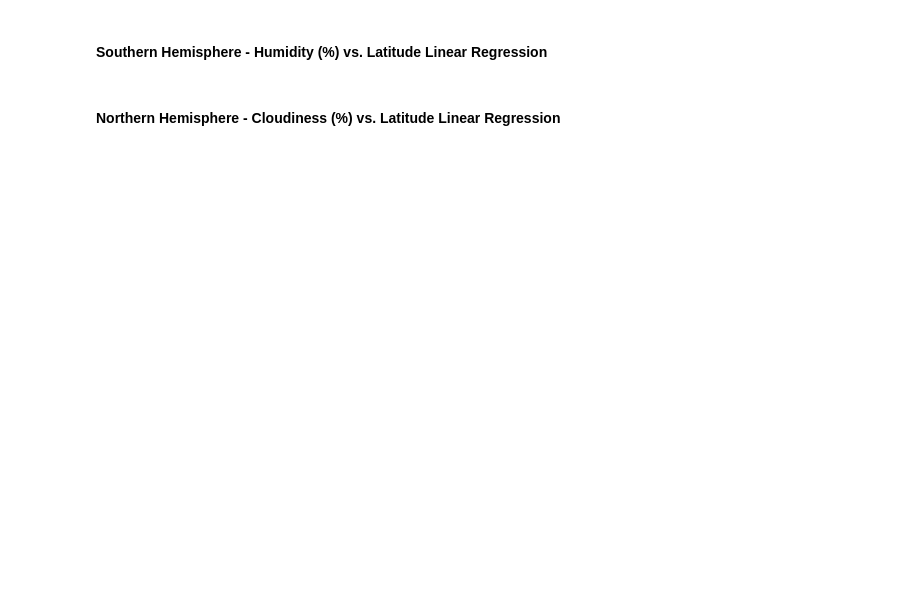
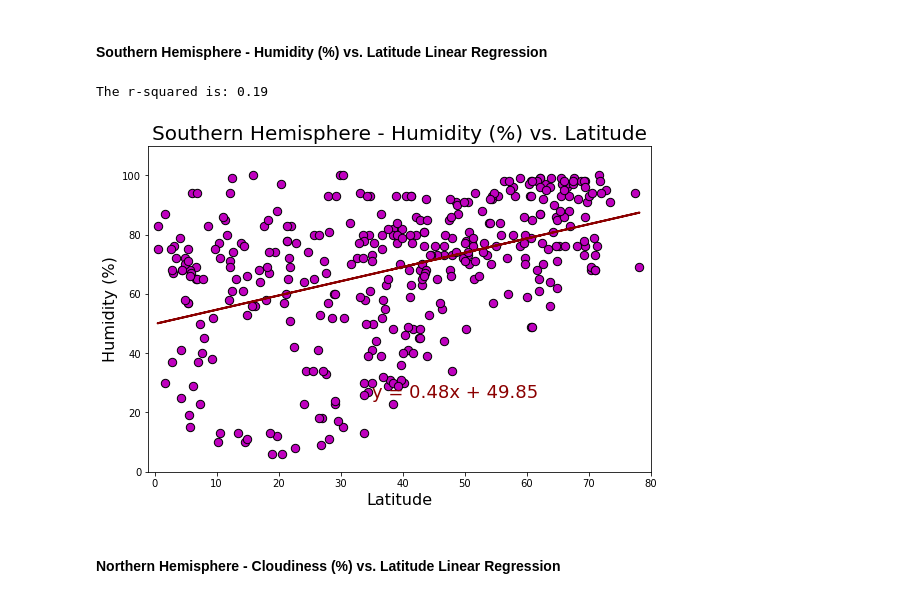
Before and after one commit to Vlvasquez23/python-api-challenge, a Jupyter notebook: WeatherPy/WeatherPy.ipynb, the cells around one changed output. Drawn from its saved outputs; the diff is of its cells as text; code cells hidden in the pictures; blank space fills up the shorter version.

```diff
--- a/WeatherPy/WeatherPy.ipynb
+++ b/WeatherPy/WeatherPy.ipynb
@@ -243,4 +349,38 @@ plt.show()
 # %% [markdown]
 ####  Southern Hemisphere - Humidity (%) vs. Latitude Linear Regression
+# %%
+# Build scatter plot for each data type:
+plt.figure(figsize=(9,6))
+x_values = weather_data_north['Latitude']
+y_values = weather_data_north['Humidity (%)']
+
+# Perform a linear regression for cloudiness vs. latitude:
+(slope, intercept, rvalue, pvalue, stderr) = linregress(x_values, y_values)
+
+# Get regression values:
+regress_values = x_values * slope + intercept
+
+# Create line equation string:
+line_eq = 'y = ' + str(round(slope,2)) + 'x + ' + str(round(intercept,2))
+
+# Create plot:
+plt.scatter(x_values,y_values, marker='o', color='m', s=[70], edgecolors='black')
+plt.plot(x_values,regress_values,'darkred', linewidth=2)
+plt.title('Southern Hemisphere - Humidity (%) vs. Latitude', fontsize=20)
+plt.ylabel('Humidity (%)', fontsize=16, color='black')
+plt.xlabel('Latitude', fontsize=16, color='black')
+plt.annotate(line_eq,(35,25), fontsize=18, color='darkred')
+
+# Set the limits :
+plt.ylim(0, 110)
+plt.xlim(-1, 80)
+
+# Print r-squared value:
+print(f'The r-squared is: {round(rvalue**2,2)}')
+
+plt.show()
+# %% [output]
+The r-squared is: 0.19
+[figure, added]
 # %% [markdown]
 ####  Northern Hemisphere - Cloudiness (%) vs. Latitude Linear Regression
```
Also changed, not shown: parts of 16 cells of this notebook, 3 other files.
